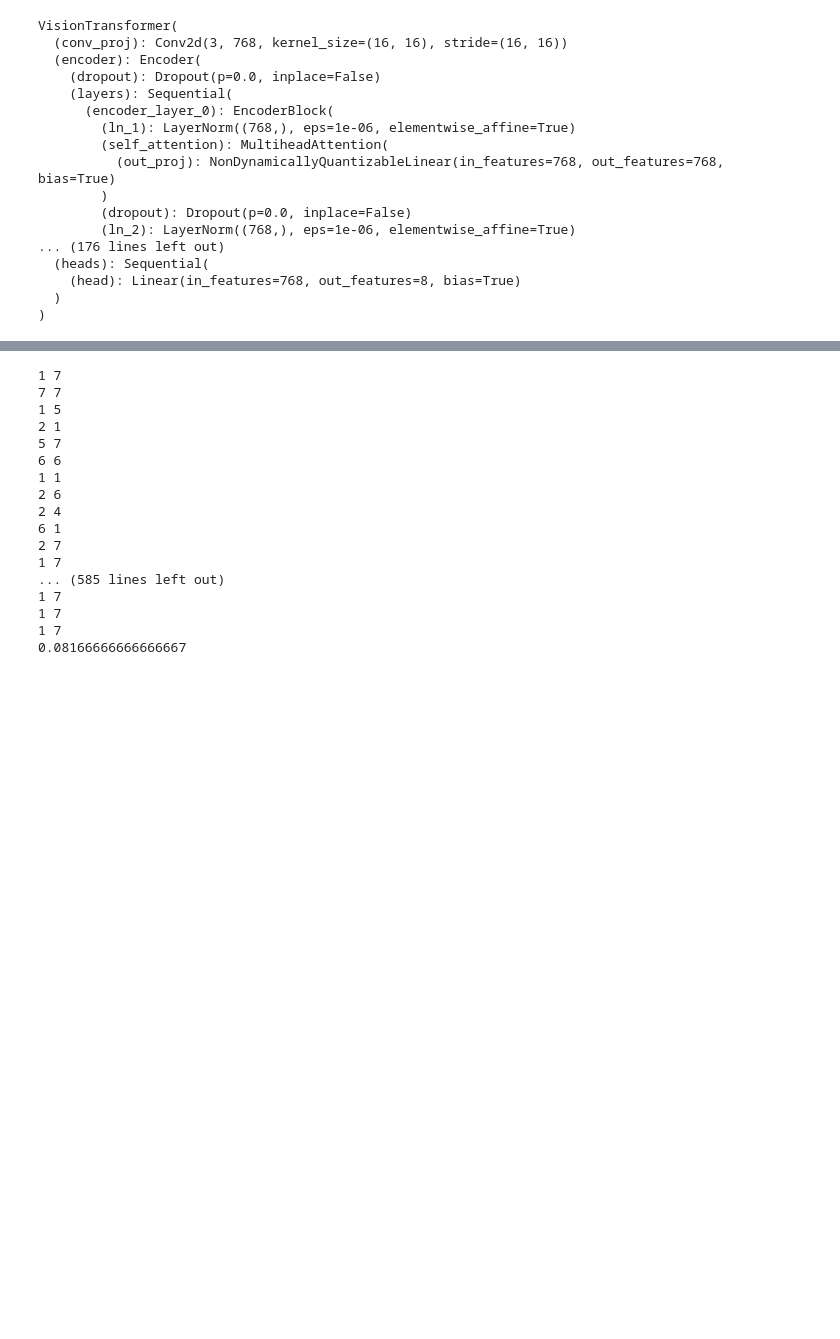
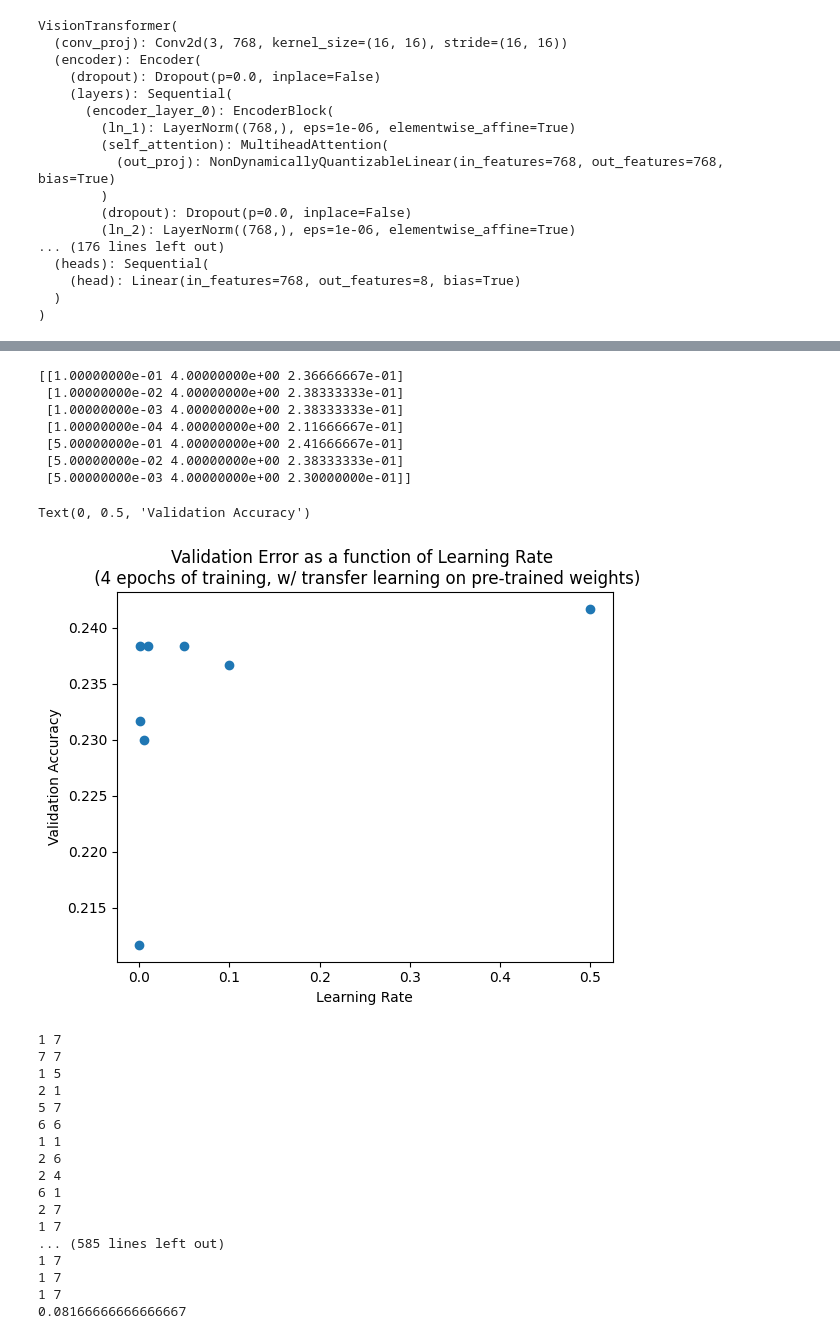
Before and after one commit to chronicallycurious/ResinNet, a Jupyter notebook: ProjectVisionTransformer.ipynb, the cells around one changed output, grey strips where cells are left out. Saved outputs shown, nothing was run; the diff lists cells and outputs as text; code cells hidden in the pictures; blank space fills up the shorter version.

```diff
--- a/ProjectVisionTransformer.ipynb
+++ b/ProjectVisionTransformer.ipynb
@@ -560,0 +1019,9 @@ EPOCH: -----------------------------  2 out of 10
+# %%
+results2 = np.array(results)
+
+#print(results2)
+#print(results1)
+
+results3 = np.concatenate((results1,results2),axis=0)
+
+print(results3)
@@ -561,3 +1046,33 @@ EPOCH: -----------------------------  2 out of 10
+# %%
+'''
+
+lr, epoch#-starting at 0, validation accuracy
+results = [[1.00000000e-01 4.00000000e+00 2.36666667e-01],
+ [1.00000000e-02 4.00000000e+00 2.38333333e-01],
+ [1.00000000e-03 4.00000000e+00 2.38333333e-01],
+ [1.00000000e-04 4.00000000e+00 2.11666667e-01],
+ [5.00000000e-01 4.00000000e+00 2.41666667e-01],
+ [5.00000000e-02 4.00000000e+00 2.38333333e-01],
+ [5.00000000e-03 4.00000000e+00 2.30000000e-01]]
+ '''
+
+resultsData = results3[results3[:,1] == 4,:]
+
+print(resultsData[:-1,:])
+plt.scatter(resultsData[:,0],resultsData[:,2])
+plt.title('Validation Error as a function of Learning Rate \n (4 epochs of training, w/ transfer learning on pre-trained weights)')
+plt.xlabel('Learning Rate')
+plt.ylabel('Validation Accuracy')
+# %% [output]
+[[1.00000000e-01 4.00000000e+00 2.36666667e-01]
+ [1.00000000e-02 4.00000000e+00 2.38333333e-01]
+ [1.00000000e-03 4.00000000e+00 2.38333333e-01]
+ [1.00000000e-04 4.00000000e+00 2.11666667e-01]
+ [5.00000000e-01 4.00000000e+00 2.41666667e-01]
+ [5.00000000e-02 4.00000000e+00 2.38333333e-01]
+ [5.00000000e-03 4.00000000e+00 2.30000000e-01]]
+Text(0, 0.5, 'Validation Accuracy')
+[figure, added]
 # %%
 #TEST PROCEDURE
 
```
Also changed, not shown: parts of 14 cells of this notebook, 1 other file.
